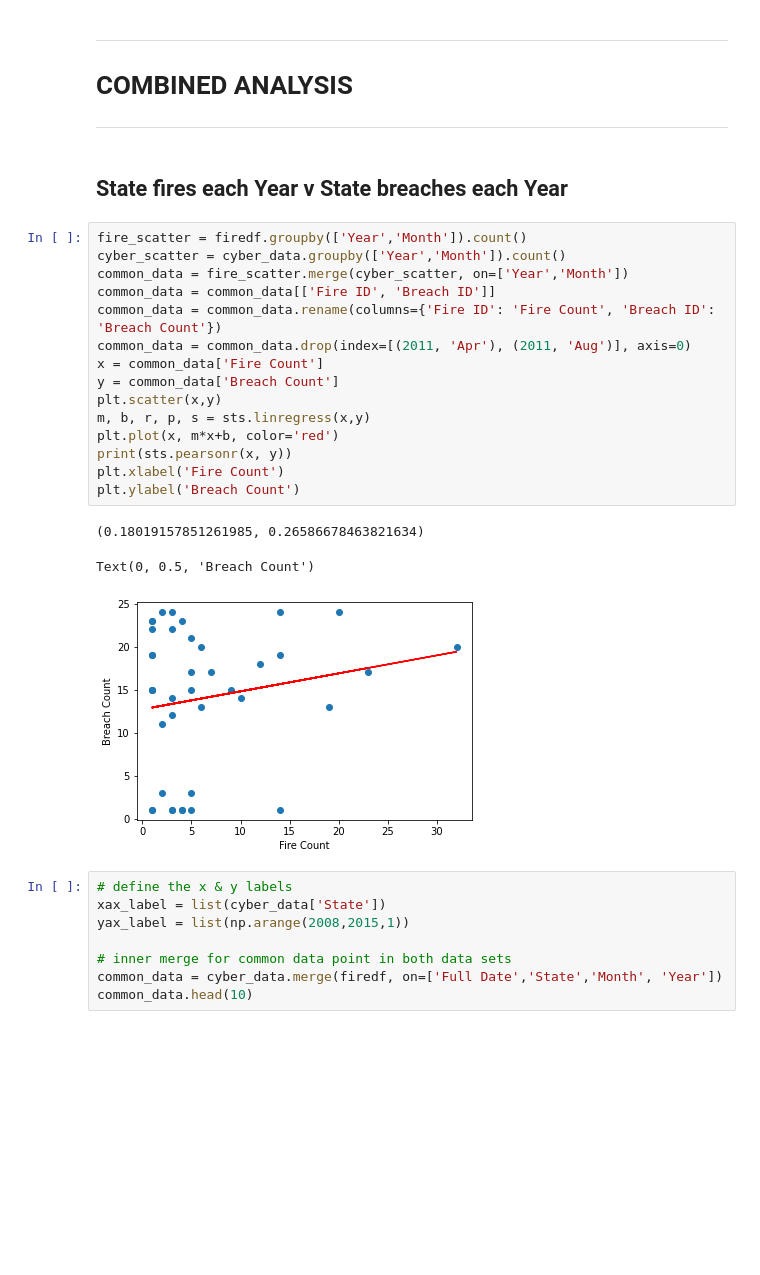
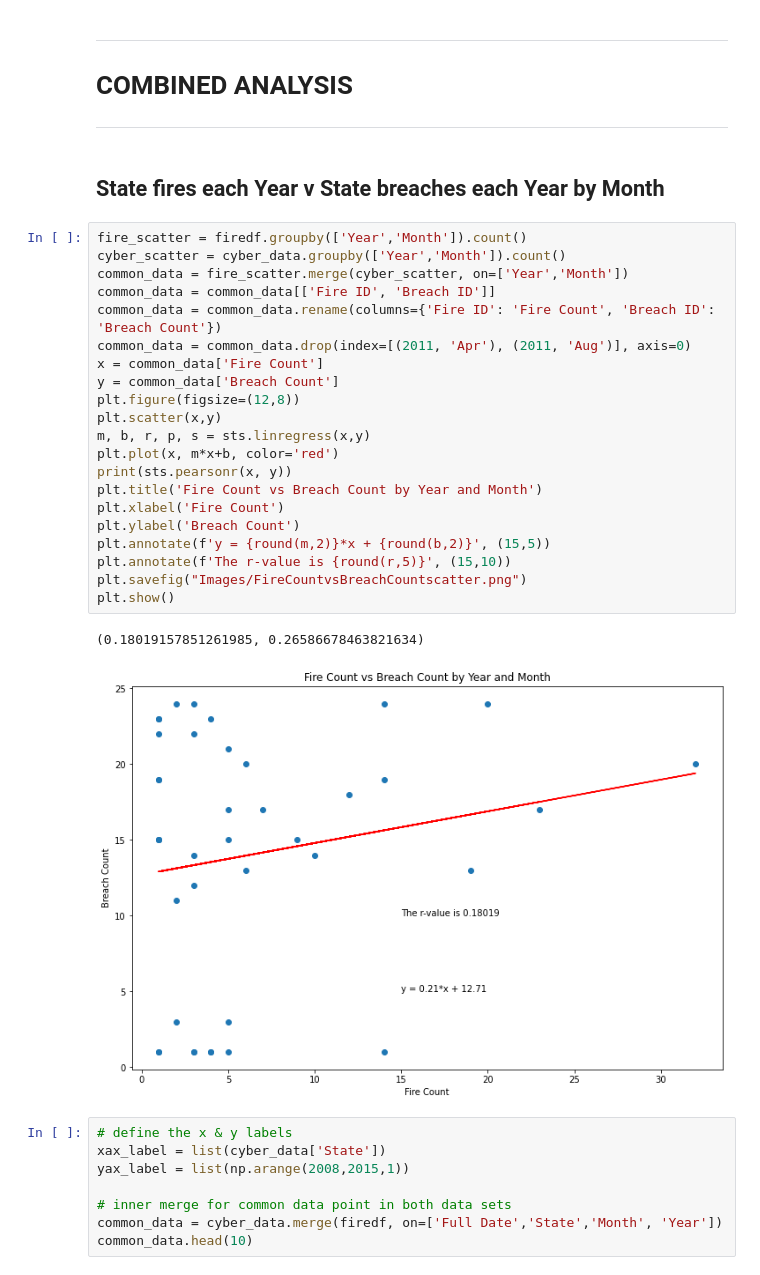
Before and after one commit to eglulu6/Project_1_Team_Platypus, a Jupyter notebook: data_slicing-Copy1.ipynb, the cells around one changed output. Saved outputs shown, nothing was run; the diff lists cells and outputs as text; blank space fills up the shorter version.

```diff
--- a/data_slicing-Copy1.ipynb
+++ b/data_slicing-Copy1.ipynb
@@ -252,26 +252,31 @@ ca_fires = firedf.loc[(firedf['State']=='CA')]
 # COMBINED ANALYSIS
 ----
 # %% [markdown]
-## State fires each Year v State breaches each Year
+## State fires each Year v State breaches each Year by Month
 # %%
 fire_scatter = firedf.groupby(['Year','Month']).count()
 cyber_scatter = cyber_data.groupby(['Year','Month']).count()
 common_data = fire_scatter.merge(cyber_scatter, on=['Year','Month'])
 common_data = common_data[['Fire ID', 'Breach ID']]
 common_data = common_data.rename(columns={'Fire ID': 'Fire Count', 'Breach ID': 'Breach Count'})
 common_data = common_data.drop(index=[(2011, 'Apr'), (2011, 'Aug')], axis=0)
 x = common_data['Fire Count']
 y = common_data['Breach Count']
+plt.figure(figsize=(12,8))
 plt.scatter(x,y)
 m, b, r, p, s = sts.linregress(x,y)
 plt.plot(x, m*x+b, color='red')
 print(sts.pearsonr(x, y))
+plt.title('Fire Count vs Breach Count by Year and Month')
 plt.xlabel('Fire Count')
 plt.ylabel('Breach Count')
+plt.annotate(f'y = {round(m,2)}*x + {round(b,2)}', (15,5))
+plt.annotate(f'The r-value is {round(r,5)}', (15,10))
+plt.savefig("Images/FireCountvsBreachCountscatter.png")
+plt.show()
 # %% [output]
 (0.18019157851261985, 0.26586678463821634)
-Text(0, 0.5, 'Breach Count')
-[figure, old version]
+[figure, new version]
 # %%
 # define the x & y labels
 xax_label = list(cyber_data['State'])
```
Also changed, not shown: parts of 9 cells of this notebook, 6 other files.
